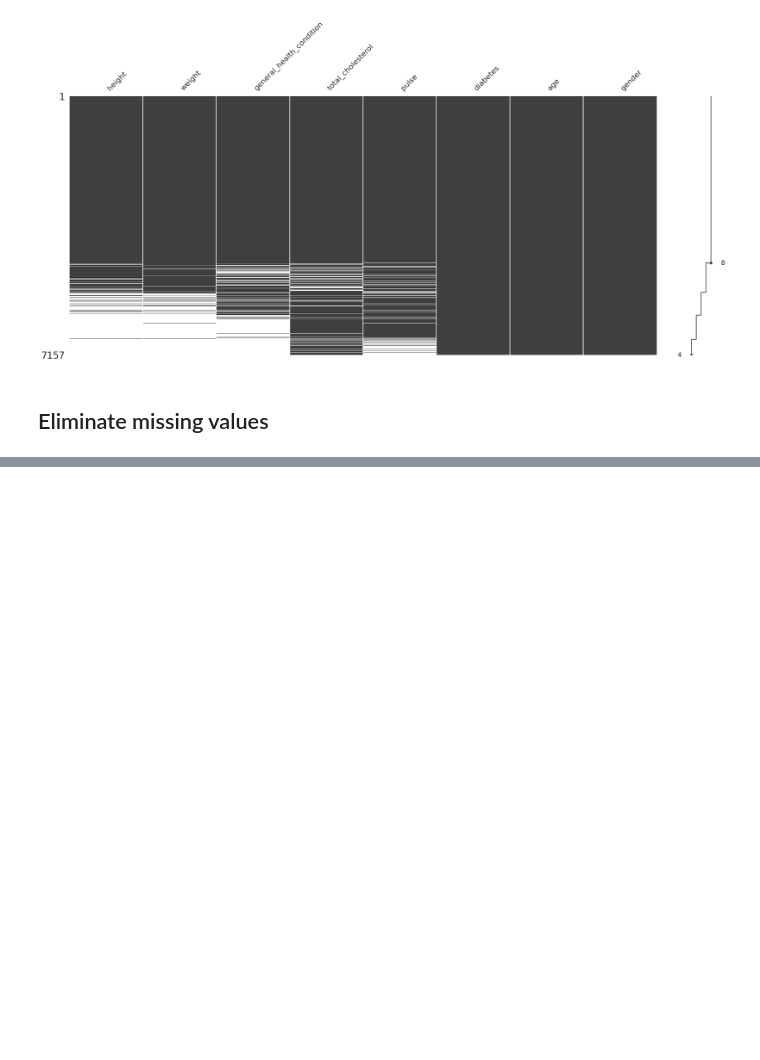
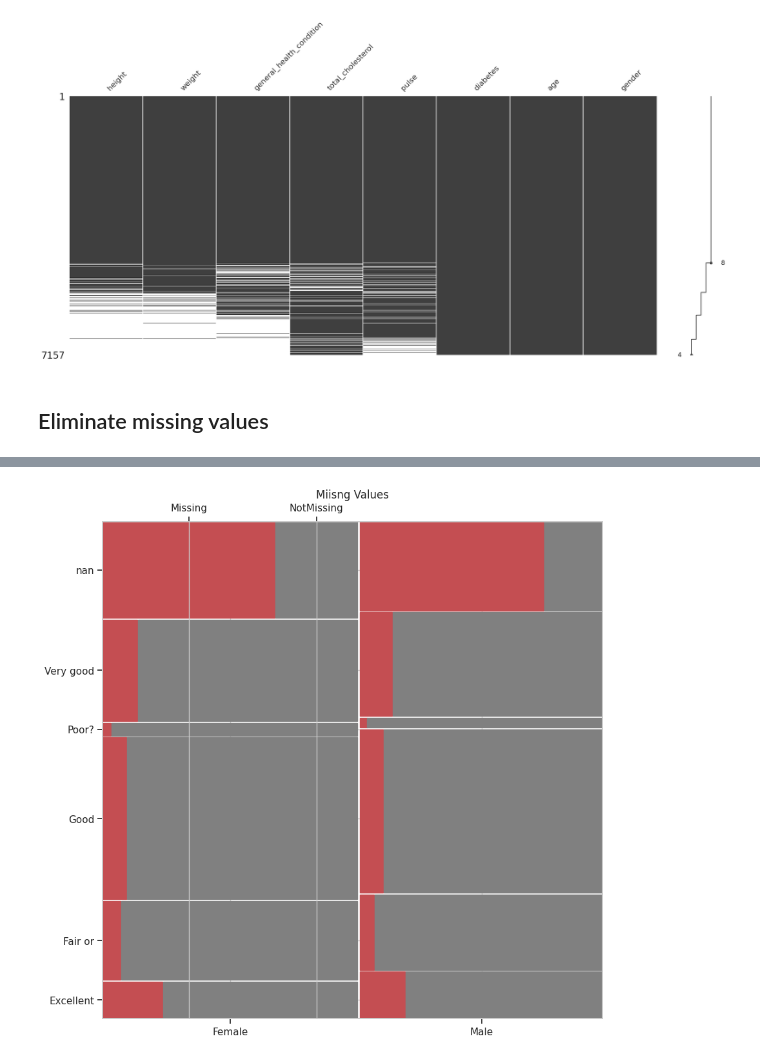
Before and after one commit to AleexSilva/Training-DataImputation, a Jupyter notebook: DataImput.ipynb, the cells around one changed output, grey strips where cells are left out. Cells and saved outputs as stored; diff of their text form; code cells hidden in the pictures; blank space fills up the shorter version.

```diff
--- a/DataImput.ipynb
+++ b/DataImput.ipynb
@@ -210,0 +251,6 @@ nhanes_df=(
+# %%
+nhanes_df['age_category']=(
+    np.where(
+        nhanes_df.age>40,'Mayores','Menores'
+    )
+)
@@ -210,0 +383,26 @@ nhanes_df=(
+# %%
+figf, ax = plt.subplots(figsize=(10,10))
+(
+    nhanes_df
+    .select_columns('gender','general_health_condition','weight')
+    .assign(
+        weight = lambda df: df.weight.isna().replace([True,False],['Missing','NotMissing'])
+    )
+    .groupby(['gender','general_health_condition','weight'],
+             dropna=False,
+             as_index=True)
+    .size()
+    .pipe(
+        lambda df: mosaic(
+            data=df,
+            properties=lambda key:{'color':'r' if 'Missing' in key else 'gray'},
+            horizontal=True,
+            axes_label=True,
+            title='Miisng Values',
+            labelizer= lambda key:'',
+            ax=ax
+        )
+    )
+);
+# %% [output]
+[figure, added]
```
Also changed, not shown: parts of 22 cells of this notebook.
